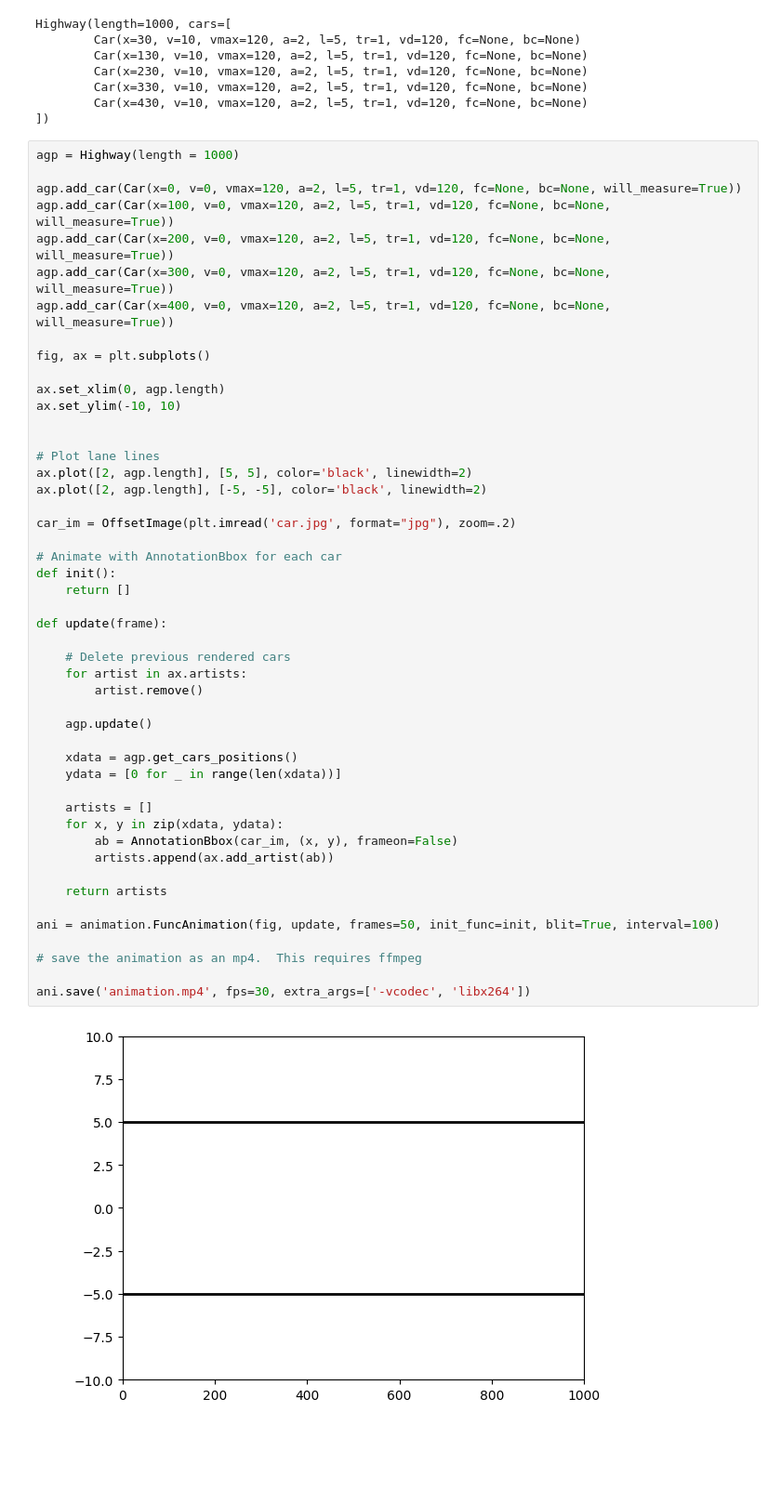
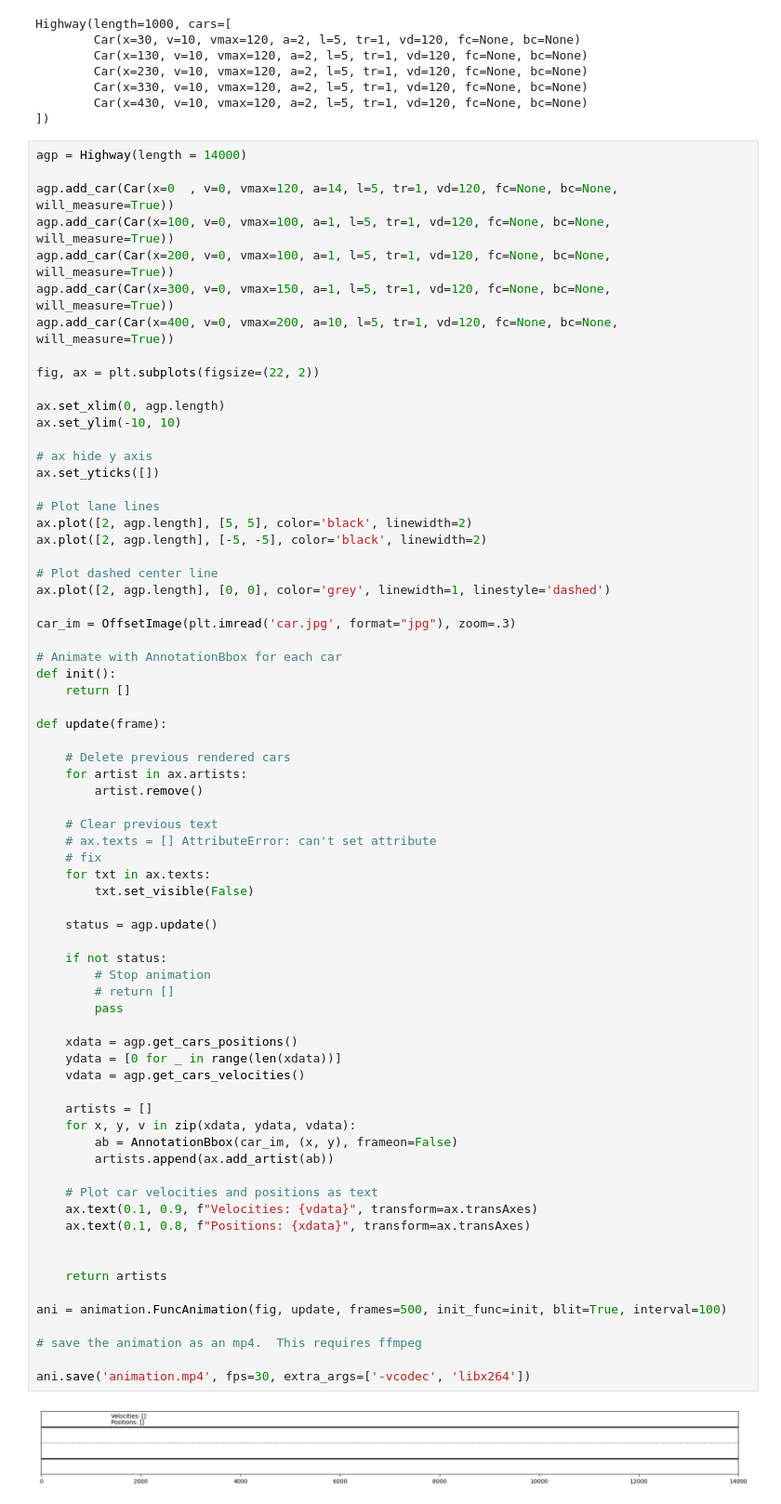
Before and after one commit to IgnacioPardo/simulacion_Gral_Paz, a Jupyter notebook: src/notebook.ipynb, the cells around one changed output. Shown at 93% size. Drawn from its saved outputs; the diff is of its cells as text; blank space fills up the shorter version.

```diff
--- a/src/notebook.ipynb
+++ b/src/notebook.ipynb
@@ -292,52 +322,74 @@ Highway(length=1000, cars=[
         Car(x=430, v=10, vmax=120, a=2, l=5, tr=1, vd=120, fc=None, bc=None)
 ])
 # %%
-agp = Highway(length = 1000)
+agp = Highway(length = 14000)
 
-agp.add_car(Car(x=0, v=0, vmax=120, a=2, l=5, tr=1, vd=120, fc=None, bc=None, will_measure=True))
-agp.add_car(Car(x=100, v=0, vmax=120, a=2, l=5, tr=1, vd=120, fc=None, bc=None, will_measure=True))
-agp.add_car(Car(x=200, v=0, vmax=120, a=2, l=5, tr=1, vd=120, fc=None, bc=None, will_measure=True))
-agp.add_car(Car(x=300, v=0, vmax=120, a=2, l=5, tr=1, vd=120, fc=None, bc=None, will_measure=True))
-agp.add_car(Car(x=400, v=0, vmax=120, a=2, l=5, tr=1, vd=120, fc=None, bc=None, will_measure=True))
+agp.add_car(Car(x=0  , v=0, vmax=120, a=14, l=5, tr=1, vd=120, fc=None, bc=None, will_measure=True))
+agp.add_car(Car(x=100, v=0, vmax=100, a=1, l=5, tr=1, vd=120, fc=None, bc=None, will_measure=True))
+agp.add_car(Car(x=200, v=0, vmax=100, a=1, l=5, tr=1, vd=120, fc=None, bc=None, will_measure=True))
+agp.add_car(Car(x=300, v=0, vmax=150, a=1, l=5, tr=1, vd=120, fc=None, bc=None, will_measure=True))
+agp.add_car(Car(x=400, v=0, vmax=200, a=10, l=5, tr=1, vd=120, fc=None, bc=None, will_measure=True))
 
-fig, ax = plt.subplots()
+fig, ax = plt.subplots(figsize=(22, 2))
 
 ax.set_xlim(0, agp.length)
 ax.set_ylim(-10, 10)
 
+# ax hide y axis
+ax.set_yticks([])
 
 # Plot lane lines
 ax.plot([2, agp.length], [5, 5], color='black', linewidth=2)
 ax.plot([2, agp.length], [-5, -5], color='black', linewidth=2)
 
-car_im = OffsetImage(plt.imread('car.jpg', format="jpg"), zoom=.2)
+# Plot dashed center line
+ax.plot([2, agp.length], [0, 0], color='grey', linewidth=1, linestyle='dashed')
+
+car_im = OffsetImage(plt.imread('car.jpg', format="jpg"), zoom=.3)
 
 # Animate with AnnotationBbox for each car
 def init():
     return []
 
 def update(frame):
 
     # Delete previous rendered cars
     for artist in ax.artists:
         artist.remove()
 
-    agp.update()
+    # Clear previous text
+    # ax.texts = [] AttributeError: can't set attribute
+    # fix
+    for txt in ax.texts:
+        txt.set_visible(False)
+
+    status = agp.update()
+
+    if not status:
+        # Stop animation
+        # return []
+        pass
 
     xdata = agp.get_cars_positions()
     ydata = [0 for _ in range(len(xdata))]
+    vdata = agp.get_cars_velocities()
 
     artists = []
-    for x, y in zip(xdata, ydata):
+    for x, y, v in zip(xdata, ydata, vdata):
         ab = AnnotationBbox(car_im, (x, y), frameon=False)
         artists.append(ax.add_artist(ab))
 
+    # Plot car velocities and positions as text
+    ax.text(0.1, 0.9, f"Velocities: {vdata}", transform=ax.transAxes)
+    ax.text(0.1, 0.8, f"Positions: {xdata}", transform=ax.transAxes)
+
+
     return artists
 
-ani = animation.FuncAnimation(fig, update, frames=50, init_func=init, blit=True, interval=100)
+ani = animation.FuncAnimation(fig, update, frames=500, init_func=init, blit=True, interval=100)
 
 # save the animation as an mp4.  This requires ffmpeg
 
 ani.save('animation.mp4', fps=30, extra_args=['-vcodec', 'libx264'])
 # %% [output]
-[figure, old version]
+[figure, new version]
```
Also changed, not shown: parts of 1 cell of this notebook, 1 other file.
